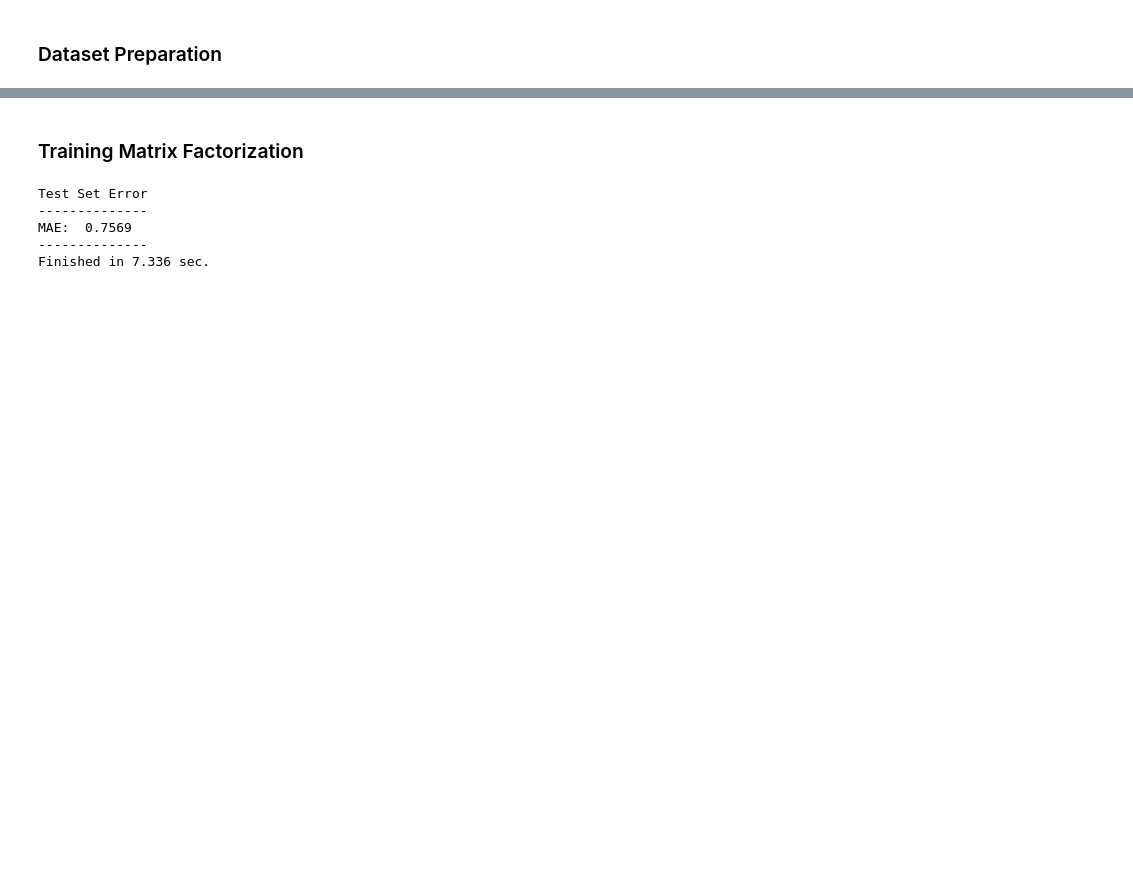
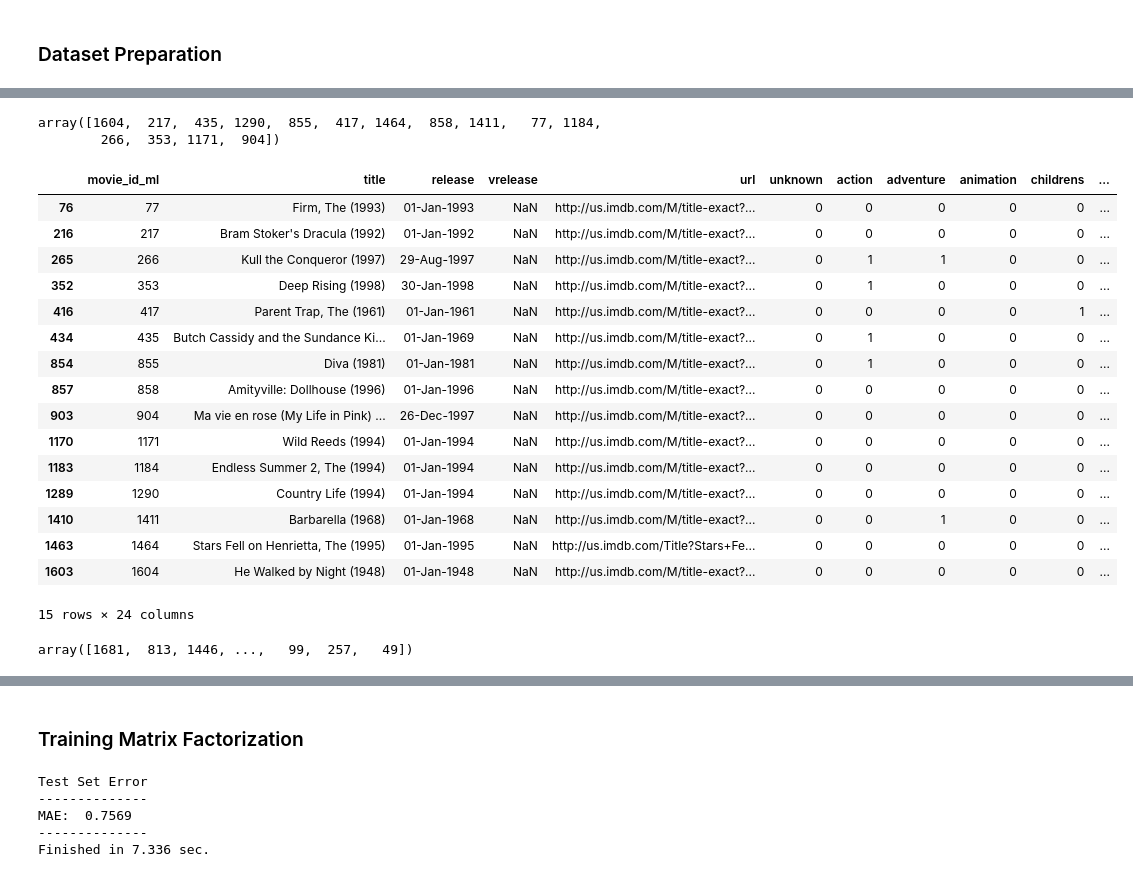
Before and after one commit to Movinder/movielens-imdb-exploration, a Jupyter notebook: matrix_factorization.ipynb, the cells around one changed output, grey strips where cells are left out. Drawn from its saved outputs; the diff is of its cells as text; code cells hidden in the pictures; blank space fills up the shorter version.

```diff
--- a/matrix_factorization.ipynb
+++ b/matrix_factorization.ipynb
@@ -32,0 +36,7 @@ trainset, testset = train_test_split(data, test_size=.25)
+# %%
+mat = np.zeros((max(ratings.user_id), max(ratings.movie_id_ml)))
+ind = np.array(list(zip(list(ratings.user_id-1), list(ratings.movie_id_ml-1))))
+mat[ind[:,0], ind[:,1]] = 1
+movies_ = mat.sum(axis=0).argsort()+1
+np.random.shuffle(movies_)
+top15 = movies_[:15]
@@ -32,0 +106,29 @@ trainset, testset = train_test_split(data, test_size=.25)
+# %%
+top15
+# %% [output]
+array([1604,  217,  435, 1290,  855,  417, 1464,  858, 1411,   77, 1184,
+        266,  353, 1171,  904])
+# %%
+df_ML_movies[df_ML_movies.movie_id_ml.isin(top15)]
+# %% [output]
+|  | movie_id_ml | title | release | vrelease | url | unknown | action | adventure | animation | childrens | ... |
+| 76 | 77 | Firm, The (1993) | 01-Jan-1993 | NaN | http://us.imdb.com/M/title-exact?... | 0 | 0 | 0 | 0 | 0 | ... |
+| 216 | 217 | Bram Stoker's Dracula (1992) | 01-Jan-1992 | NaN | http://us.imdb.com/M/title-exact?... | 0 | 0 | 0 | 0 | 0 | ... |
+| 265 | 266 | Kull the Conqueror (1997) | 29-Aug-1997 | NaN | http://us.imdb.com/M/title-exact?... | 0 | 1 | 1 | 0 | 0 | ... |
+| 352 | 353 | Deep Rising (1998) | 30-Jan-1998 | NaN | http://us.imdb.com/M/title-exact?... | 0 | 1 | 0 | 0 | 0 | ... |
+| 416 | 417 | Parent Trap, The (1961) | 01-Jan-1961 | NaN | http://us.imdb.com/M/title-exact?... | 0 | 0 | 0 | 0 | 1 | ... |
+| 434 | 435 | Butch Cassidy and the Sundance Ki... | 01-Jan-1969 | NaN | http://us.imdb.com/M/title-exact?... | 0 | 1 | 0 | 0 | 0 | ... |
+| 854 | 855 | Diva (1981) | 01-Jan-1981 | NaN | http://us.imdb.com/M/title-exact?... | 0 | 1 | 0 | 0 | 0 | ... |
+| 857 | 858 | Amityville: Dollhouse (1996) | 01-Jan-1996 | NaN | http://us.imdb.com/M/title-exact?... | 0 | 0 | 0 | 0 | 0 | ... |
+| 903 | 904 | Ma vie en rose (My Life in Pink) ... | 26-Dec-1997 | NaN | http://us.imdb.com/M/title-exact?... | 0 | 0 | 0 | 0 | 0 | ... |
+| 1170 | 1171 | Wild Reeds (1994) | 01-Jan-1994 | NaN | http://us.imdb.com/M/title-exact?... | 0 | 0 | 0 | 0 | 0 | ... |
+| 1183 | 1184 | Endless Summer 2, The (1994) | 01-Jan-1994 | NaN | http://us.imdb.com/M/title-exact?... | 0 | 0 | 0 | 0 | 0 | ... |
+| 1289 | 1290 | Country Life (1994) | 01-Jan-1994 | NaN | http://us.imdb.com/M/title-exact?... | 0 | 0 | 0 | 0 | 0 | ... |
+| 1410 | 1411 | Barbarella (1968) | 01-Jan-1968 | NaN | http://us.imdb.com/M/title-exact?... | 0 | 0 | 1 | 0 | 0 | ... |
+| 1463 | 1464 | Stars Fell on Henrietta, The (1995) | 01-Jan-1995 | NaN | http://us.imdb.com/Title?Stars+Fe... | 0 | 0 | 0 | 0 | 0 | ... |
+| 1603 | 1604 | He Walked by Night (1948) | 01-Jan-1948 | NaN | http://us.imdb.com/M/title-exact?... | 0 | 0 | 0 | 0 | 0 | ... |
+15 rows × 24 columns
+# %%
+mat.sum(axis=0).argsort()
+# %% [output]
+array([1681,  813, 1446, ...,   99,  257,   49])
```
Also changed, not shown: parts of 11 cells of this notebook, 8 other files.
